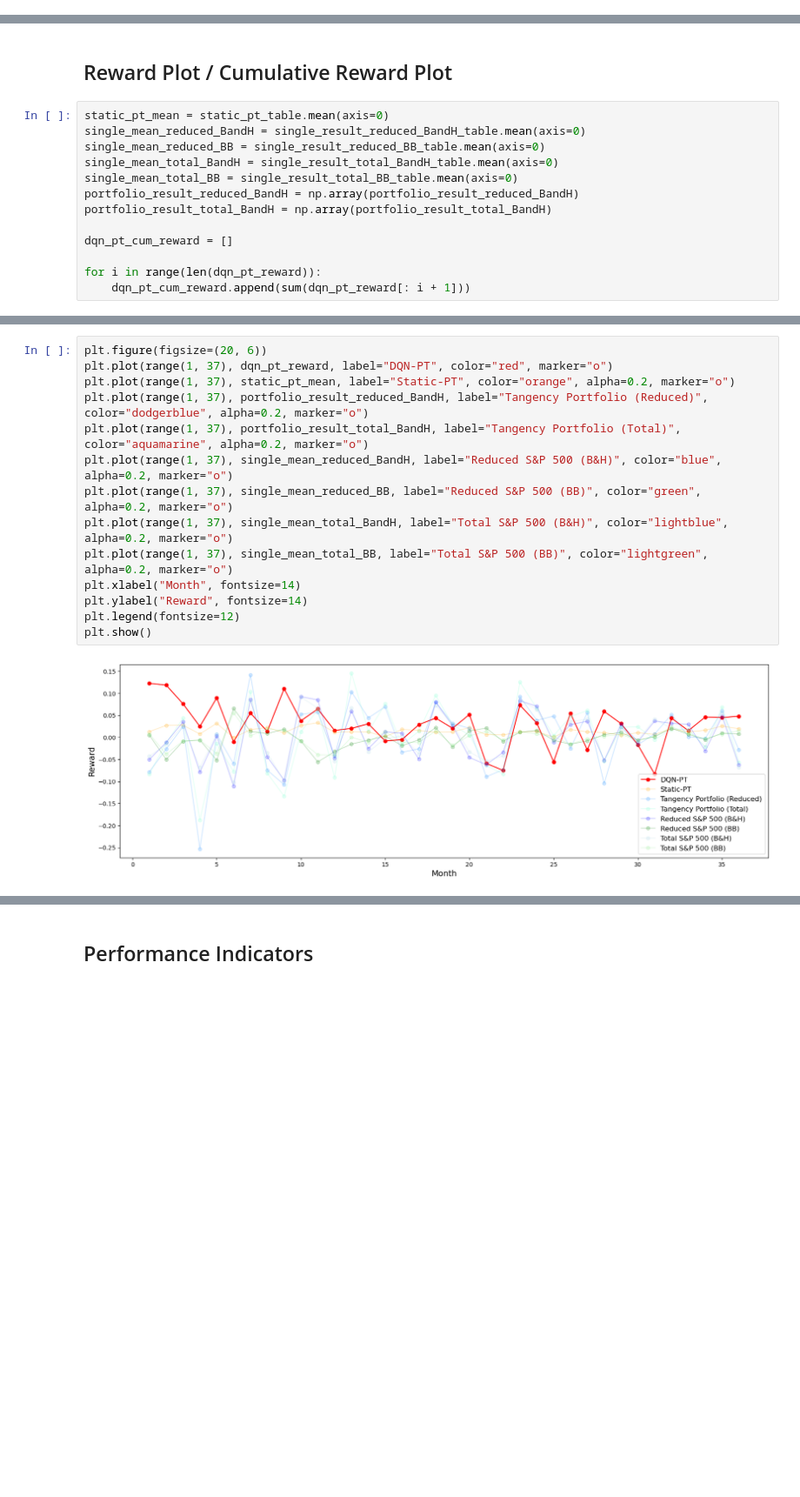
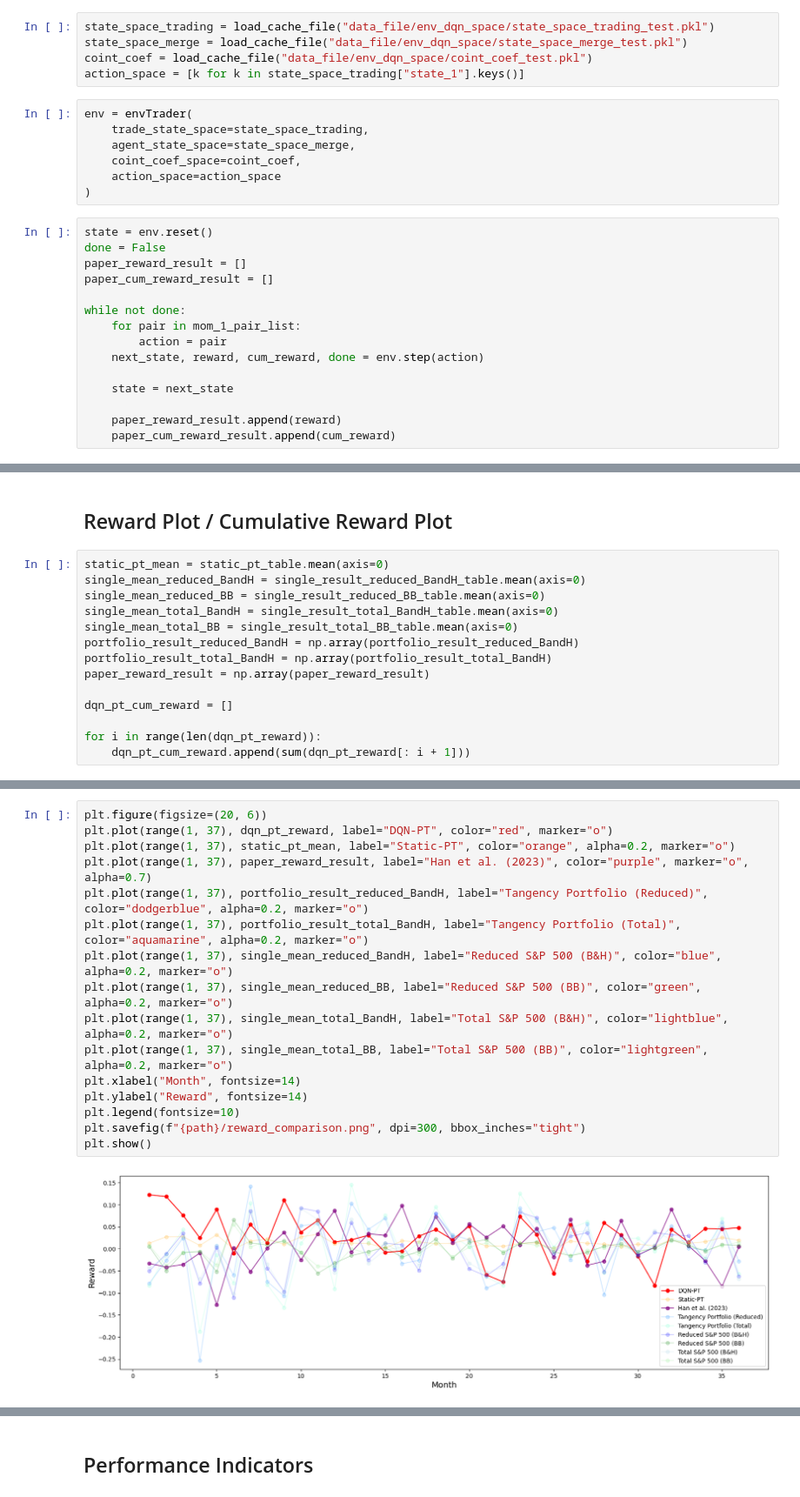
Before and after one commit to DanielHYLai/pairs-trading-with-reinforcement-learning, a Jupyter notebook: pairs-selection/comparison_oos_pairs_reduced.ipynb, the cells around one changed output, grey strips where cells are left out. Shown at 87% size. Drawn from its saved outputs; the diff is of its cells as text; blank space fills up the shorter version.

Commit message:
Add Han et al. (2023) result

```diff
--- a/pairs-selection/comparison_oos_pairs_reduced.ipynb
+++ b/pairs-selection/comparison_oos_pairs_reduced.ipynb
@@ -1168,0 +1236,27 @@ plt.show()
+# %%
+state_space_trading = load_cache_file("data_file/env_dqn_space/state_space_trading_test.pkl")
+state_space_merge = load_cache_file("data_file/env_dqn_space/state_space_merge_test.pkl")
+coint_coef = load_cache_file("data_file/env_dqn_space/coint_coef_test.pkl")
+action_space = [k for k in state_space_trading["state_1"].keys()]
+# %%
+env = envTrader(
+    trade_state_space=state_space_trading,
+    agent_state_space=state_space_merge,
+    coint_coef_space=coint_coef,
+    action_space=action_space
+)
+# %%
+state = env.reset()
+done = False
+paper_reward_result = []
+paper_cum_reward_result = []
+
+while not done:
+    for pair in mom_1_pair_list:
+        action = pair
+    next_state, reward, cum_reward, done = env.step(action)
+
+    state = next_state
+
+    paper_reward_result.append(reward)
+    paper_cum_reward_result.append(cum_reward)
@@ -1176,6 +1340,7 @@ single_mean_total_BandH = single_result_total_BandH_table.mean(axis=0)
 single_mean_total_BB = single_result_total_BB_table.mean(axis=0)
 portfolio_result_reduced_BandH = np.array(portfolio_result_reduced_BandH)
 portfolio_result_total_BandH = np.array(portfolio_result_total_BandH)
+paper_reward_result = np.array(paper_reward_result)
 
 dqn_pt_cum_reward = []
 
@@ -1200,16 +1349,18 @@ plt.show()
 # %%
 plt.figure(figsize=(20, 6))
 plt.plot(range(1, 37), dqn_pt_reward, label="DQN-PT", color="red", marker="o")
 plt.plot(range(1, 37), static_pt_mean, label="Static-PT", color="orange", alpha=0.2, marker="o")
+plt.plot(range(1, 37), paper_reward_result, label="Han et al. (2023)", color="purple", marker="o", alpha=0.7)
 plt.plot(range(1, 37), portfolio_result_reduced_BandH, label="Tangency Portfolio (Reduced)", color="dodgerblue", alpha=0.2, marker="o")
 plt.plot(range(1, 37), portfolio_result_total_BandH, label="Tangency Portfolio (Total)", color="aquamarine", alpha=0.2, marker="o")
 plt.plot(range(1, 37), single_mean_reduced_BandH, label="Reduced S&P 500 (B&H)", color="blue", alpha=0.2, marker="o")
 plt.plot(range(1, 37), single_mean_reduced_BB, label="Reduced S&P 500 (BB)", color="green", alpha=0.2, marker="o")
 plt.plot(range(1, 37), single_mean_total_BandH, label="Total S&P 500 (B&H)", color="lightblue", alpha=0.2, marker="o")
 plt.plot(range(1, 37), single_mean_total_BB, label="Total S&P 500 (BB)", color="lightgreen", alpha=0.2, marker="o")
 plt.xlabel("Month", fontsize=14)
 plt.ylabel("Reward", fontsize=14)
-plt.legend(fontsize=12)
+plt.legend(fontsize=10)
+plt.savefig(f"{path}/reward_comparison.png", dpi=300, bbox_inches="tight")
 plt.show()
 # %% [output]
-[figure, old version]
+[figure, new version]
```
Also changed, not shown: parts of 18 cells of this notebook.
